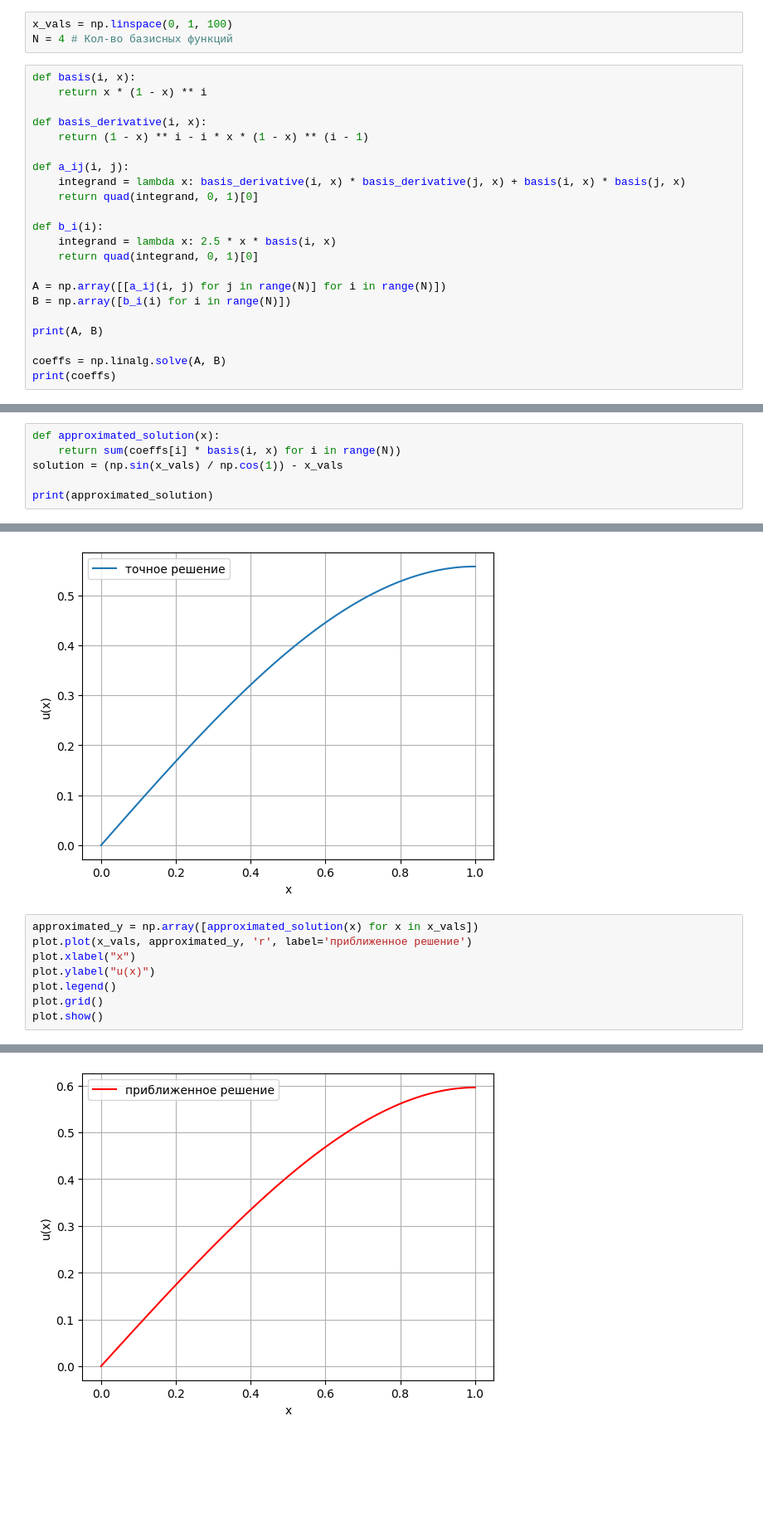
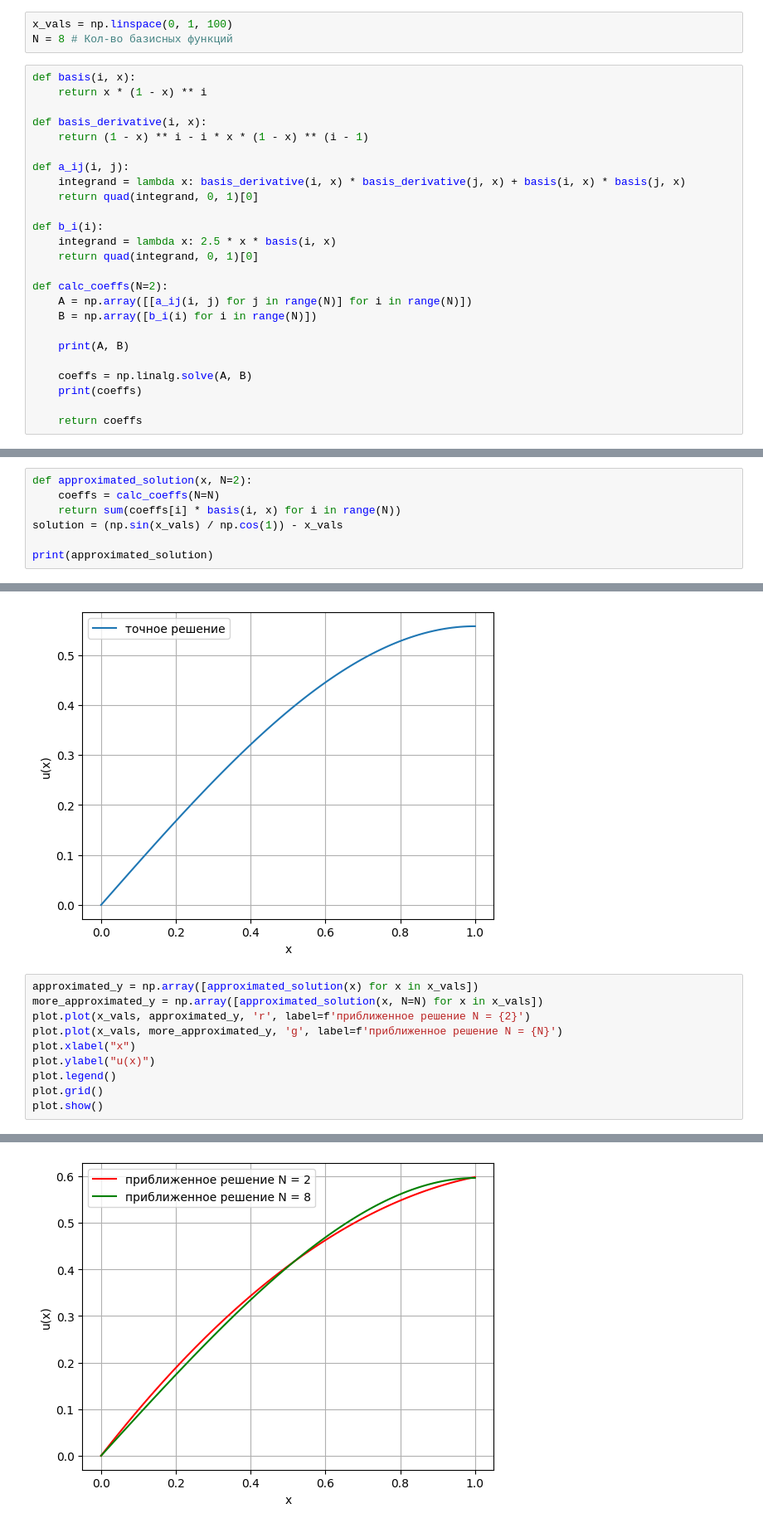
Before and after one commit to AntonG0rbachev/Finate-Elements-Methods, a Jupyter notebook: GalerkinMethod/src/main.ipynb, the cells around one changed output, grey strips where cells are left out. Shown at 83% size. Saved outputs shown, nothing was run; the diff lists cells and outputs as text; blank space fills up the shorter version.

```diff
--- a/GalerkinMethod/src/main.ipynb
+++ b/GalerkinMethod/src/main.ipynb
@@ -7,7 +7,7 @@ import sympy as sp
 import math
 # %%
 x_vals = np.linspace(0, 1, 100)
-N = 4 # Кол-во базисных функций
+N = 8 # Кол-во базисных функций
 # %%
 def basis(i, x):
     return x * (1 - x) ** i
@@ -23,10 +23,13 @@ def b_i(i):
     integrand = lambda x: 2.5 * x * basis(i, x)
     return quad(integrand, 0, 1)[0]
 
-A = np.array([[a_ij(i, j) for j in range(N)] for i in range(N)])
-B = np.array([b_i(i) for i in range(N)])
+def calc_coeffs(N=2):
+    A = np.array([[a_ij(i, j) for j in range(N)] for i in range(N)])
+    B = np.array([b_i(i) for i in range(N)])
 
-print(A, B)
+    print(A, B)
 
-coeffs = np.linalg.solve(A, B)
-print(coeffs)
+    coeffs = np.linalg.solve(A, B)
+    print(coeffs)
+
+    return coeffs
@@ -39,5 +36,6 @@ print(coeffs)
 # %%
-def approximated_solution(x):
+def approximated_solution(x, N=2):
+    coeffs = calc_coeffs(N=N)
     return sum(coeffs[i] * basis(i, x) for i in range(N))
 solution = (np.sin(x_vals) / np.cos(1)) - x_vals
 
@@ -58,7 +56,9 @@ plot.show()
 [figure]
 # %%
 approximated_y = np.array([approximated_solution(x) for x in x_vals])
-plot.plot(x_vals, approximated_y, 'r', label='приближенное решение')
+more_approximated_y = np.array([approximated_solution(x, N=N) for x in x_vals])
+plot.plot(x_vals, approximated_y, 'r', label=f'приближенное решение N = {2}')
+plot.plot(x_vals, more_approximated_y, 'g', label=f'приближенное решение N = {N}')
 plot.xlabel("x")
 plot.ylabel("u(x)")
 plot.legend()
@@ -68,3 +85,3 @@ plot.show()
-[figure, old version]
+[figure, new version]
 # %%
 plot.plot(x_vals, solution, label='точное решение')
```
Also changed, not shown: parts of 3 cells of this notebook.
